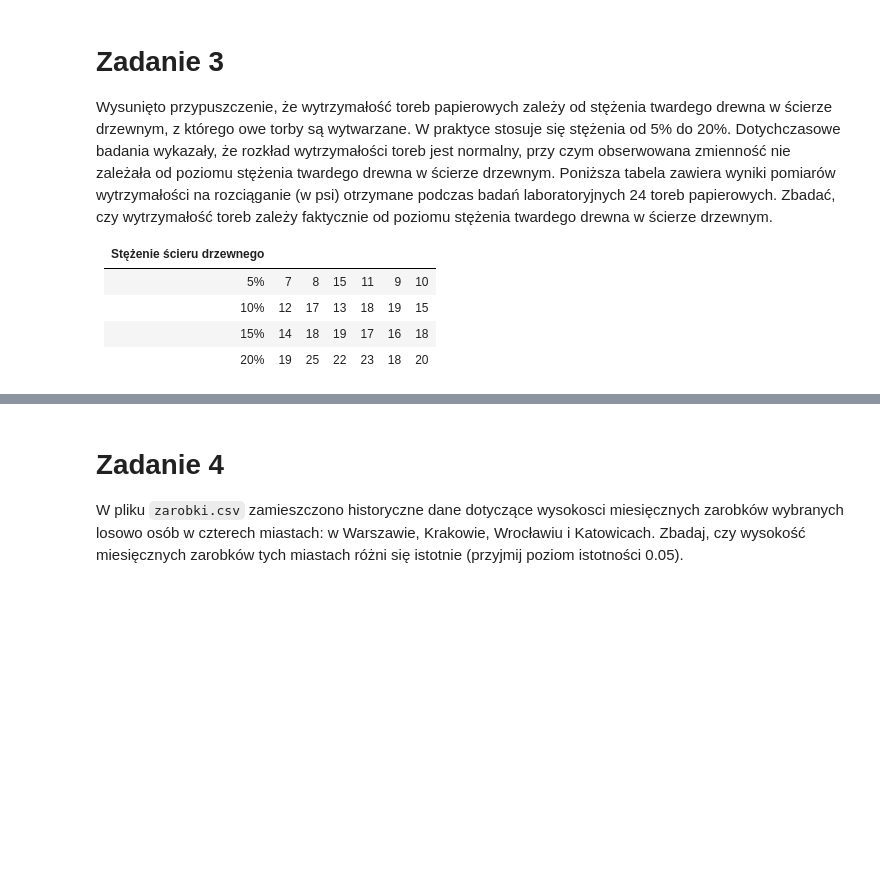
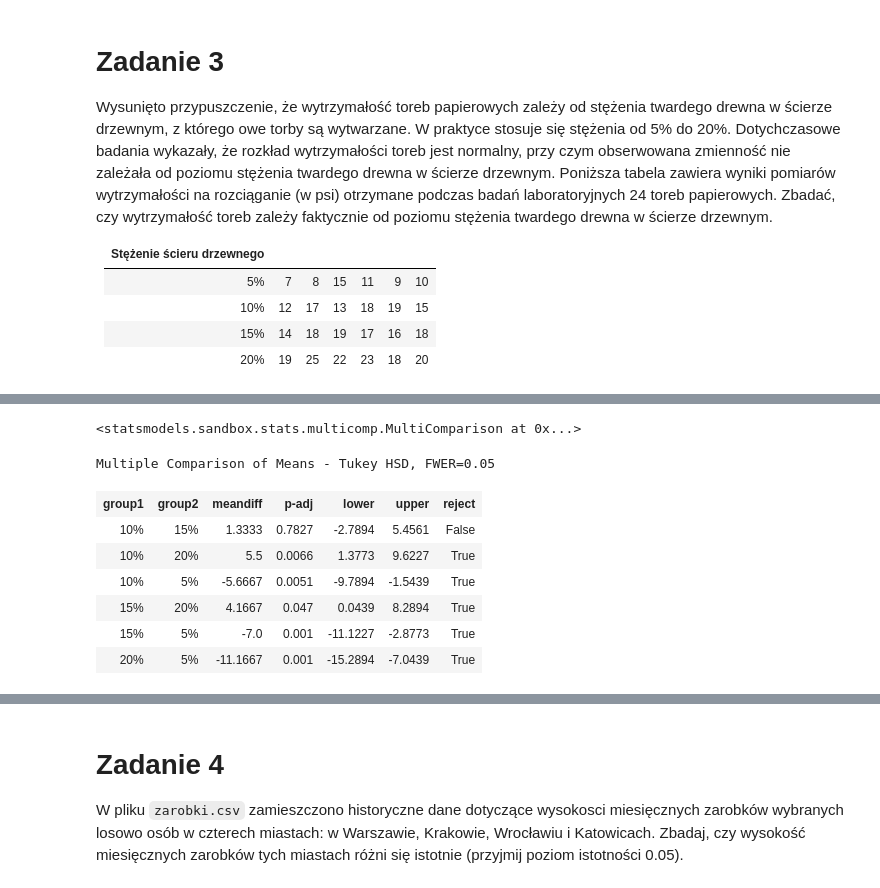
Before and after one commit to mdabrowski-phd/ds250223_regression, a Jupyter notebook: workshops_sobota/01_statystyka/03_analiza_wariancji.ipynb, the cells around one changed output, grey strips where cells are left out. Drawn from its saved outputs; the diff is of its cells as text; code cells hidden in the pictures; blank space fills up the shorter version.

```diff
--- a/workshops_sobota/01_statystyka/03_analiza_wariancji.ipynb
+++ b/workshops_sobota/01_statystyka/03_analiza_wariancji.ipynb
@@ -197,0 +293,17 @@ Wysunięto przypuszczenie, że wytrzymałość toreb papierowych zależy od stę
+# %%
+multicomparison = MultiComparison(data = df.value,groups = df.type)
+multicomparison
+# %% [output]
+<statsmodels.sandbox.stats.multicomp.MultiComparison at 0x...>
+# %%
+tukey = multicomparison.tukeyhsd()
+tukey.summary()
+# %% [output]
+Multiple Comparison of Means - Tukey HSD, FWER=0.05
+| group1 | group2 | meandiff | p-adj | lower | upper | reject |
+| 10% | 15% | 1.3333 | 0.7827 | -2.7894 | 5.4561 | False |
+| 10% | 20% | 5.5 | 0.0066 | 1.3773 | 9.6227 | True |
+| 10% | 5% | -5.6667 | 0.0051 | -9.7894 | -1.5439 | True |
+| 15% | 20% | 4.1667 | 0.047 | 0.0439 | 8.2894 | True |
+| 15% | 5% | -7.0 | 0.001 | -11.1227 | -2.8773 | True |
+| 20% | 5% | -11.1667 | 0.001 | -15.2894 | -7.0439 | True |
```
Also changed, not shown: parts of 36 cells of this notebook, 2 other files.
